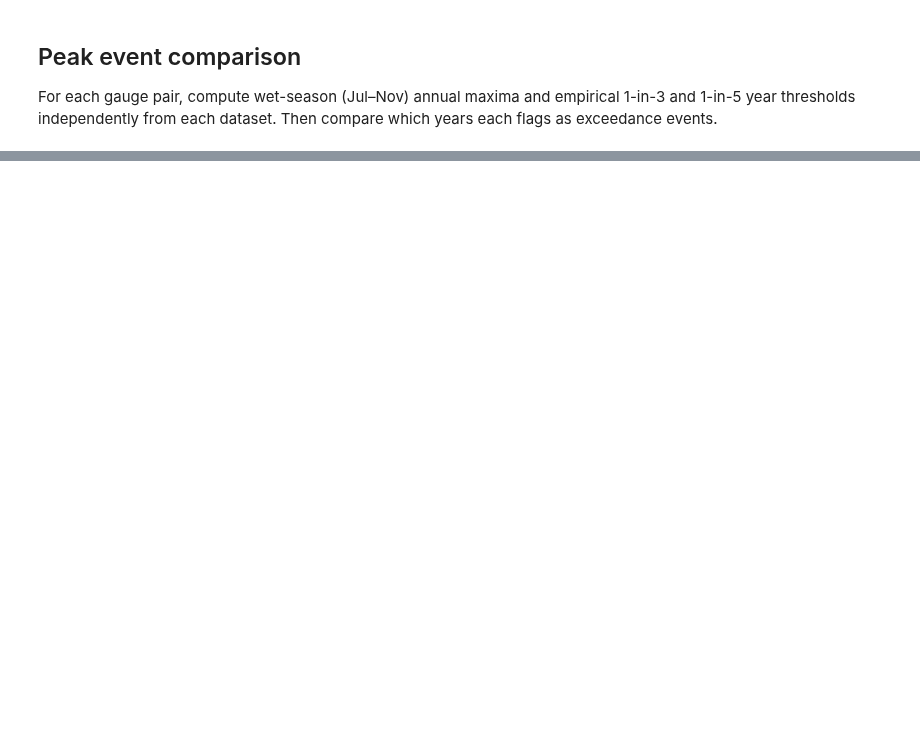
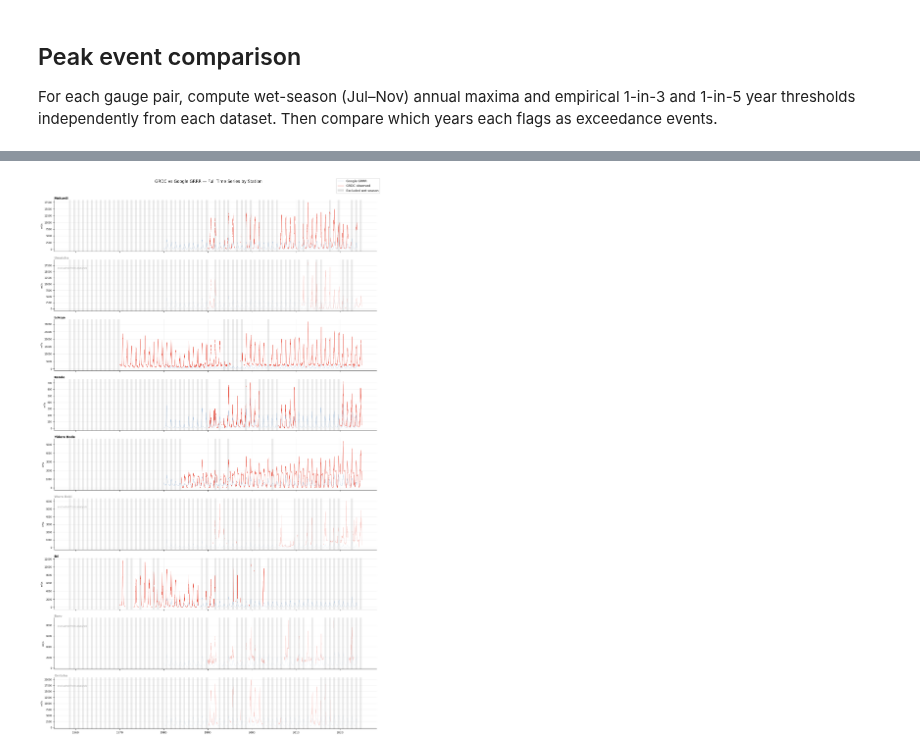
Before and after one commit to OCHA-DAP/ds-aa-nga-flooding, a Jupyter notebook: exploration/2026/08_grdc_gauge_compare.ipynb, the cells around one changed output, grey strips where cells are left out. Drawn from its saved outputs; the diff is of its cells as text; code cells hidden in the pictures; blank space fills up the shorter version.

```diff
--- a/exploration/2026/08_grdc_gauge_compare.ipynb
+++ b/exploration/2026/08_grdc_gauge_compare.ipynb
@@ -417 +444,59 @@ Peak data computed for 9 stations
+# %%
+# All stations as subplot rows with shared x-axis to compare temporal coverage.
+# Stations excluded from the peak analysis are greyed out and labelled.
+# Grey bands mark wet seasons (Jul–Nov) of years excluded by the coverage filters.
+n_stations = len(gauge_mapping)
+fig, axes = plt.subplots(n_stations, 1, figsize=(14, 2.5 * n_stations), sharex=True)
+
+for i, (grdc_id, google_id) in enumerate(gauge_mapping.items()):
+    ax = axes[i]
+    station = name_lookup.get(grdc_id, str(grdc_id))
+    excluded = grdc_id not in peak_data
+
+    grdc_ts = df_grdc[df_grdc["grdc_id"] == grdc_id][["date", "grdc_q"]]
+    google_ts = df_ra[df_ra["gauge_id"] == google_id][["date", "streamflow"]]
+    ts = google_ts.merge(grdc_ts, on="date", how="outer").sort_values("date")
+
+    # Shade wet-season windows of years that had GRDC data but failed coverage filters
+    if grdc_id in station_valid_years:
+        info = station_valid_years[grdc_id]
+        excluded_years = info["all_wet_season"] - info["valid"]
+        for year in sorted(excluded_years):
+            ax.axvspan(
+                pd.Timestamp(year, 7, 1), pd.Timestamp(year, 11, 30),
+                facecolor="#cccccc", alpha=0.4, zorder=0, linewidth=0,
+            )
+
+    alpha = 0.3 if excluded else 1.0
+    ax.plot(ts["date"], ts["streamflow"], color="#aac4e0", linewidth=0.5,
+            alpha=alpha, label="Google GRRR", zorder=1)
+    ax.plot(ts["date"], ts["grdc_q"], color="#e74c3c", linewidth=0.7,
+            alpha=alpha, label="GRDC observed", zorder=2)
+
+    title = station.title()
+    ax.set_title(title, fontsize=9, fontweight="bold", loc="left", pad=3,
+                 color="#aaaaaa" if excluded else "black")
+    if excluded:
+        ax.annotate(
+            "excluded from analysis",
+            xy=(0.01, 0.82), xycoords="axes fraction",
+            fontsize=7.5, color="#aaaaaa", style="italic",
+        )
+
+    ax.set_ylabel("m³/s", fontsize=7)
+    ax.tick_params(axis="y", labelsize=7)
+    ax.grid(True, alpha=0.2)
+    ax.spines[["top", "right"]].set_visible(False)
+
+axes[-1].tick_params(axis="x", labelsize=8)
+handles, labels = axes[0].get_legend_handles_labels()
+from matplotlib.patches import Patch
+handles += [Patch(facecolor="#cccccc", alpha=0.6, label="Excluded wet season")]
+labels += ["Excluded wet season"]
+fig.legend(handles, labels, loc="upper right", fontsize=9, framealpha=0.9)
+fig.suptitle("GRDC vs Google GRRR — Full Time Series by Station", fontsize=12, y=1.01)
+plt.tight_layout()
+plt.savefig("figures/grdc_google_full_timeseries.png", dpi=300)
+# %% [output]
+[figure, added]
 # %%
```
Also changed, not shown: parts of 19 cells of this notebook.
